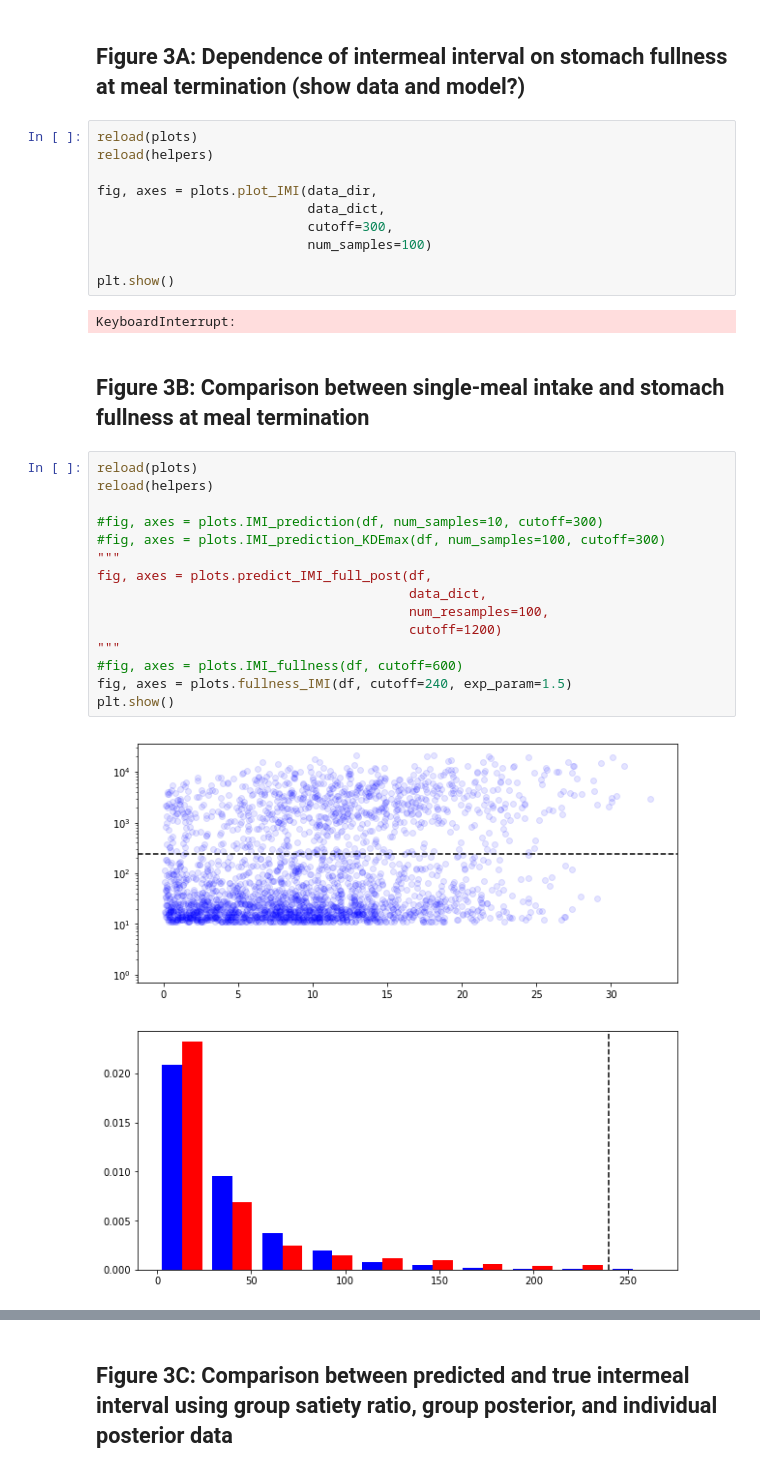
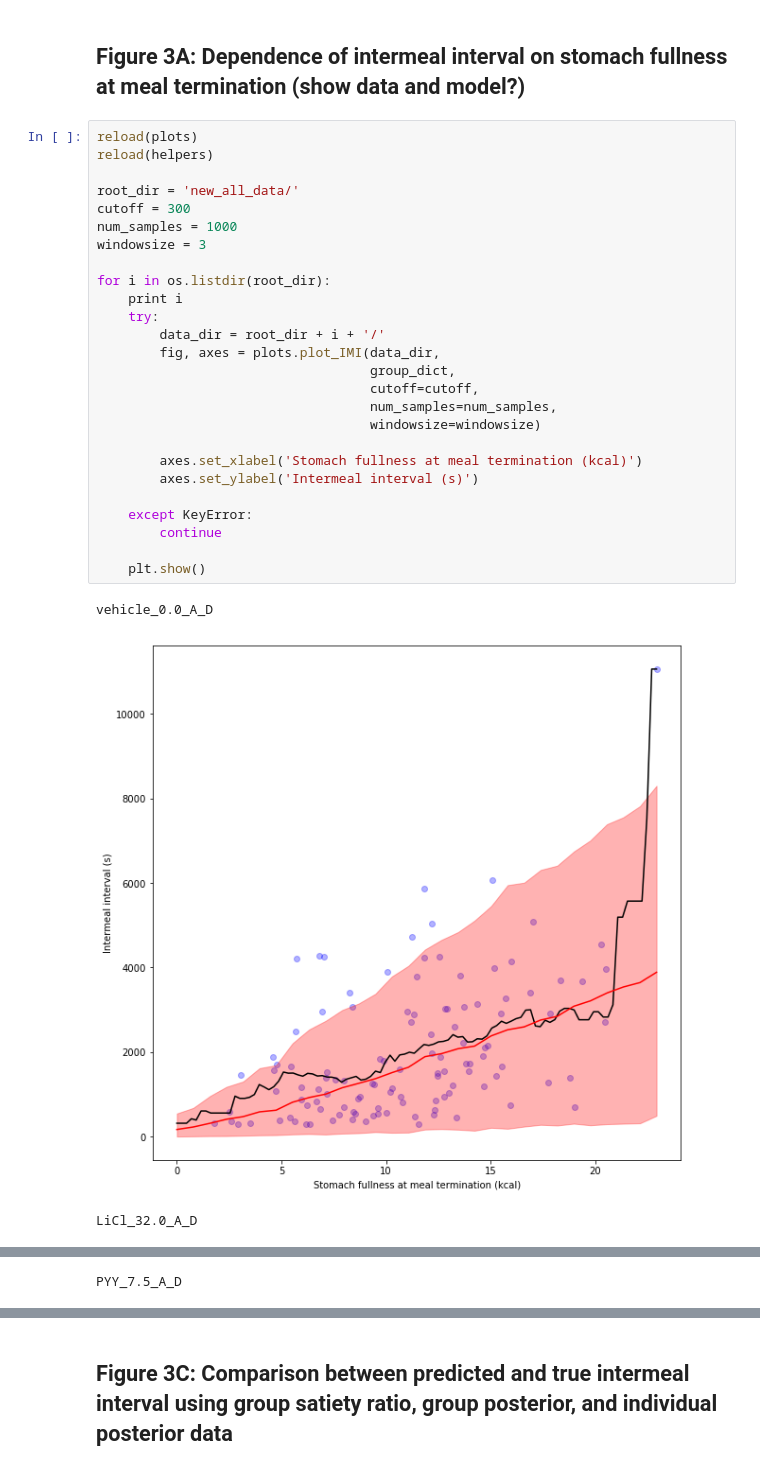
Before and after one commit to tomMcGrath/bayesian_feeding, a Jupyter notebook: Figure3.ipynb, the cells around one changed output, grey strips where cells are left out. Saved outputs shown, nothing was run; the diff lists cells and outputs as text.

Commit message:
Figure 3 complete

```diff
--- a/Figure3.ipynb
+++ b/Figure3.ipynb
@@ -29,34 +29,33 @@ Loading posterior sample dictionary
 Loading group sample dictionary
 # %% [markdown]
 ## Figure 3A: Dependence of intermeal interval on stomach fullness at meal termination (show data and model?)
-# %%
-reload(plots)
-reload(helpers)
-
-fig, axes = plots.plot_IMI(data_dir,
-                           data_dict,
-                           cutoff=300,
-                           num_samples=100)
-
-plt.show()
-# %% [output]
-KeyboardInterrupt:
-# %% [markdown]
-## Figure 3B: Comparison between single-meal intake and stomach fullness at meal termination
-# %%
-reload(plots)
-reload(helpers)
-
-#fig, axes = plots.IMI_prediction(df, num_samples=10, cutoff=300)
-#fig, axes = plots.IMI_prediction_KDEmax(df, num_samples=100, cutoff=300)
-"""
-fig, axes = plots.predict_IMI_full_post(df,
-                                        data_dict,
-                                        num_resamples=100,
-                                        cutoff=1200)
-"""
-#fig, axes = plots.IMI_fullness(df, cutoff=600)
-fig, axes = plots.fullness_IMI(df, cutoff=240, exp_param=1.5)
-plt.show()
-# %% [output]
-[figure, removed]
+# %%
+reload(plots)
+reload(helpers)
+
+root_dir = 'new_all_data/'
+cutoff = 300
+num_samples = 1000
+windowsize = 3
+
+for i in os.listdir(root_dir):
+    print i
+    try:
+        data_dir = root_dir + i + '/'
+        fig, axes = plots.plot_IMI(data_dir,
+                                   group_dict,
+                                   cutoff=cutoff,
+                                   num_samples=num_samples,
+                                   windowsize=windowsize)
+
+        axes.set_xlabel('Stomach fullness at meal termination (kcal)')
+        axes.set_ylabel('Intermeal interval (s)')
+
+    except KeyError:
+        continue
+
+    plt.show()
+# %% [output]
+vehicle_0.0_A_D
+[figure, added]
+LiCl_32.0_A_D
@@ -62,0 +63 @@ plt.show()
+PYY_7.5_A_D
```
Also changed, not shown: parts of 5 cells of this notebook, 4 other files.
